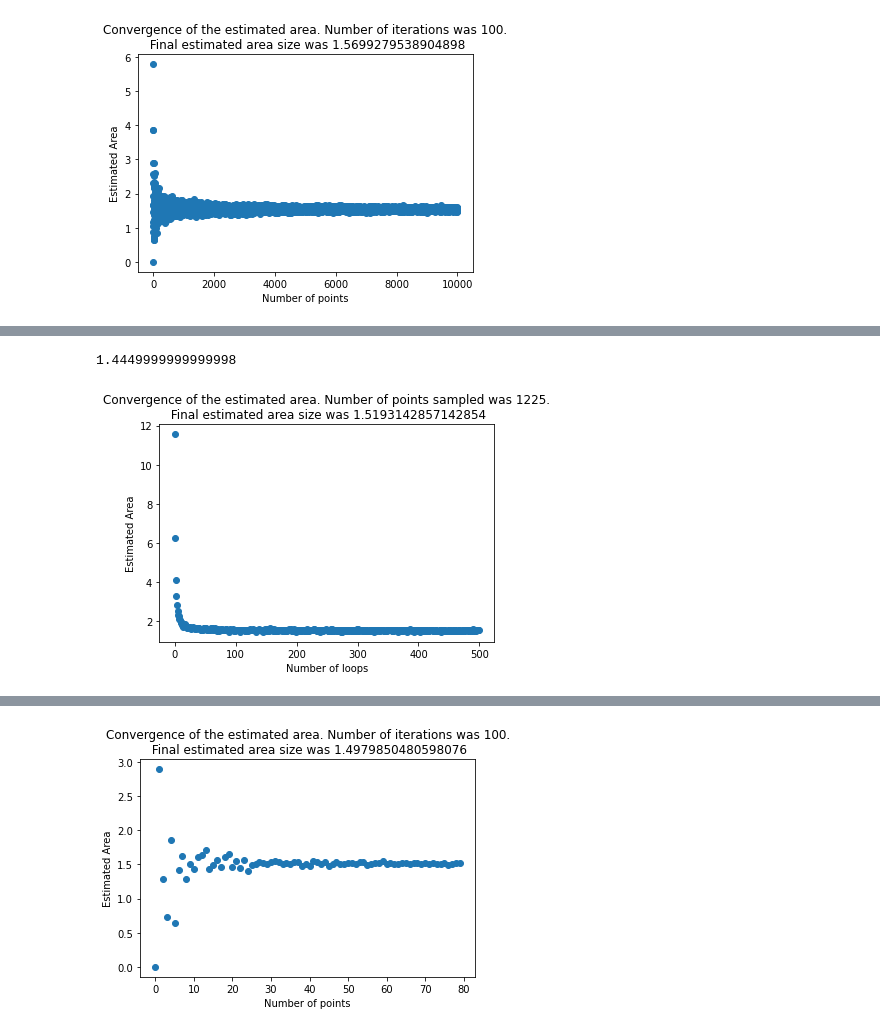
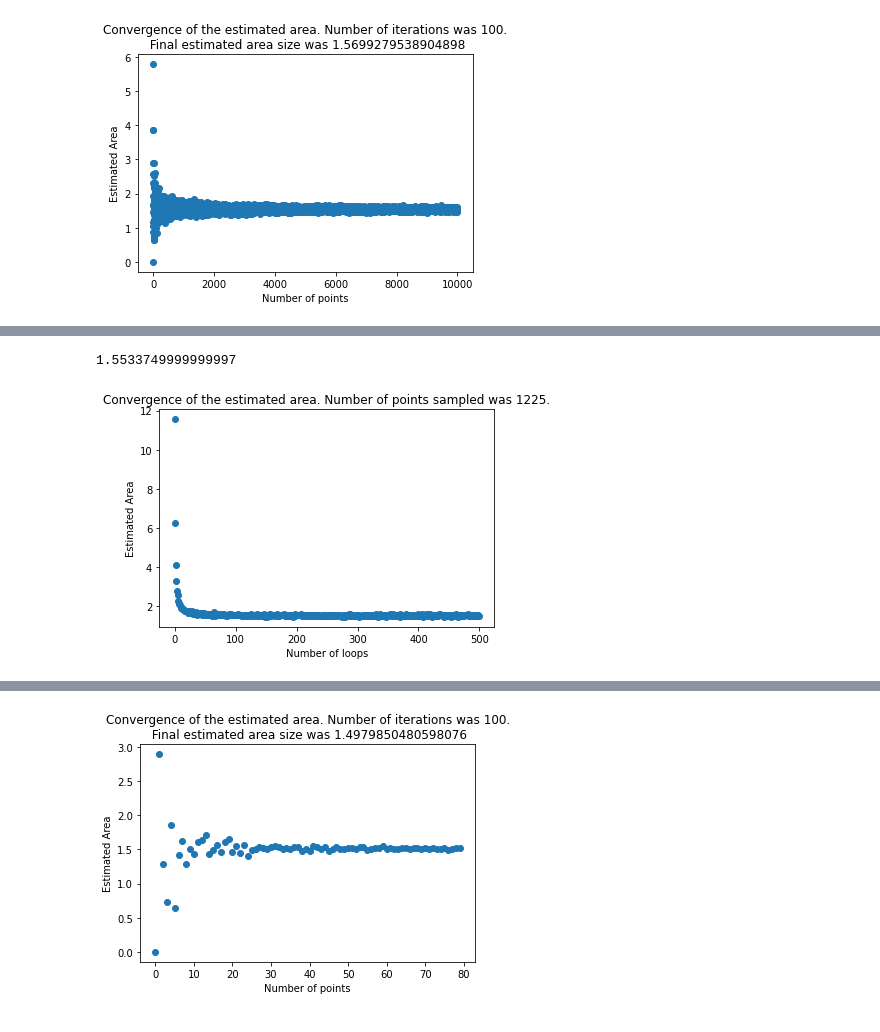
Before and after one commit to Caesar-blip/stochsim_assignment1, a Jupyter notebook: assignment1.ipynb, the cells around one changed output, grey strips where cells are left out. Cells and saved outputs as stored; diff of their text form; code cells hidden in the pictures.

```diff
--- a/assignment1.ipynb
+++ b/assignment1.ipynb
@@ -124,8 +176,8 @@ plt.savefig("pointsAreaLatin.jpg")
 # %%
-simulator = mendelSim(simStrat = "orthogonal", width = 4**2, aspectRatio = 1, precision = 100)
+simulator = mendelSim(simStrat = "orthogonal", width = 80**2, aspectRatio = 1, precision = 100)
 simulator.run_sim()
 # %% [output]
-1.4449999999999998
+1.5533749999999997
 # %%
 def monteCarloOrtho(precision, width):
     simulator = mendelSim(simStrat = "orthogonal", width = width, aspectRatio = 1, precision = precision, draw=False, niceColors=False)
@@ -146,8 +198,8 @@ precisionResult = np.array((inputPrecision, arrPrecision, errorPrecision))
 # %%
 plt.scatter(precisionResult[0], precisionResult[1])
 plt.ylabel("Estimated Area")
 plt.xlabel("Number of loops")
-plt.title(f"Convergence of the estimated area. Number of points sampled was {35**2}.\n Final estimated area size was {arrPrecision[-1]}")
+plt.title(f"Convergence of the estimated area. Number of points sampled was {35**2}.")
 plt.savefig("precisionAreaOrtho.jpg")
 # %% [output]
-[figure, old version]
+[figure, new version]
```
Also changed, not shown: parts of 27 cells of this notebook, 8 other files.
